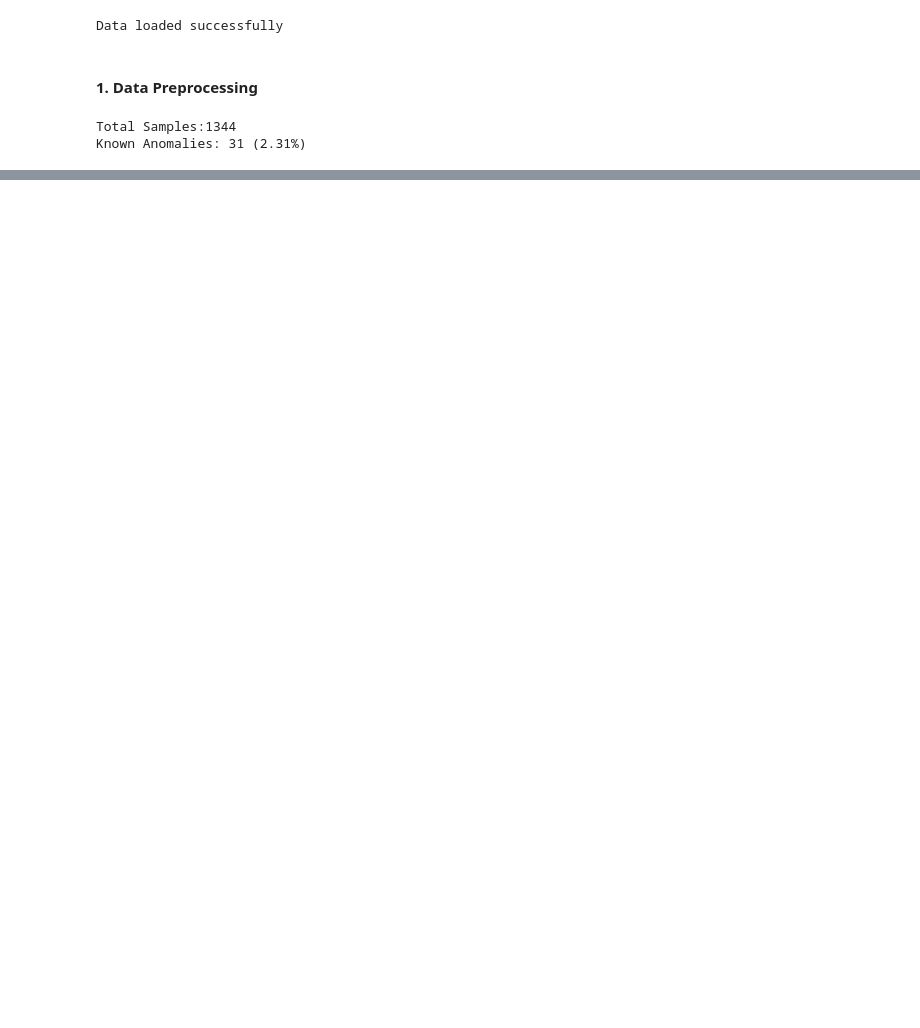
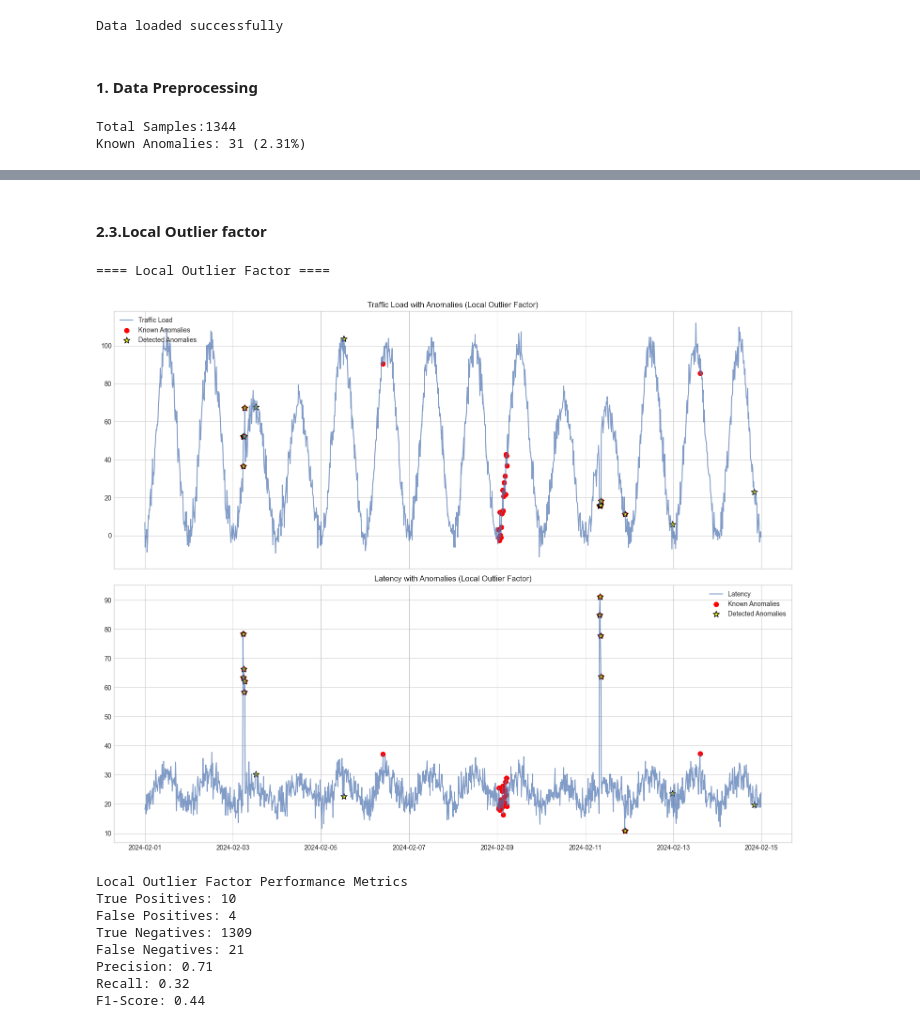
Before and after one commit to kiran2906/telecom_nw_anomaly, a Jupyter notebook: notebooks/anomaly_detection_models.ipynb, the cells around one changed output, grey strips where cells are left out. Drawn from its saved outputs; the diff is of its cells as text; code cells hidden in the pictures; blank space fills up the shorter version.

```diff
--- a/notebooks/anomaly_detection_models.ipynb
+++ b/notebooks/anomaly_detection_models.ipynb
@@ -52,0 +161,24 @@ Known Anomalies: 31 (2.31%)
+# %% [markdown]
+#### 2.3.Local Outlier factor
+# %%
+print("\n==== Local Outlier Factor ====")
+# Train the Local Outlier Factor model
+lof = LocalOutlierFactor(
+    n_neighbors=20,
+    contamination=0.01
+)
+
+#Fit and predict
+lof_pred = lof.fit_predict(df_scaled)
+lof_results = plot_anomaly_results(df, lof_pred, 'Local Outlier Factor')
+# %% [output]
+==== Local Outlier Factor ====
+[figure, added]
+Local Outlier Factor Performance Metrics
+True Positives: 10
+False Positives: 4
+True Negatives: 1309
+False Negatives: 21
+Precision: 0.71
+Recall: 0.32
+F1-Score: 0.44
```
Also changed, not shown: parts of 9 cells of this notebook, 4 other files.
